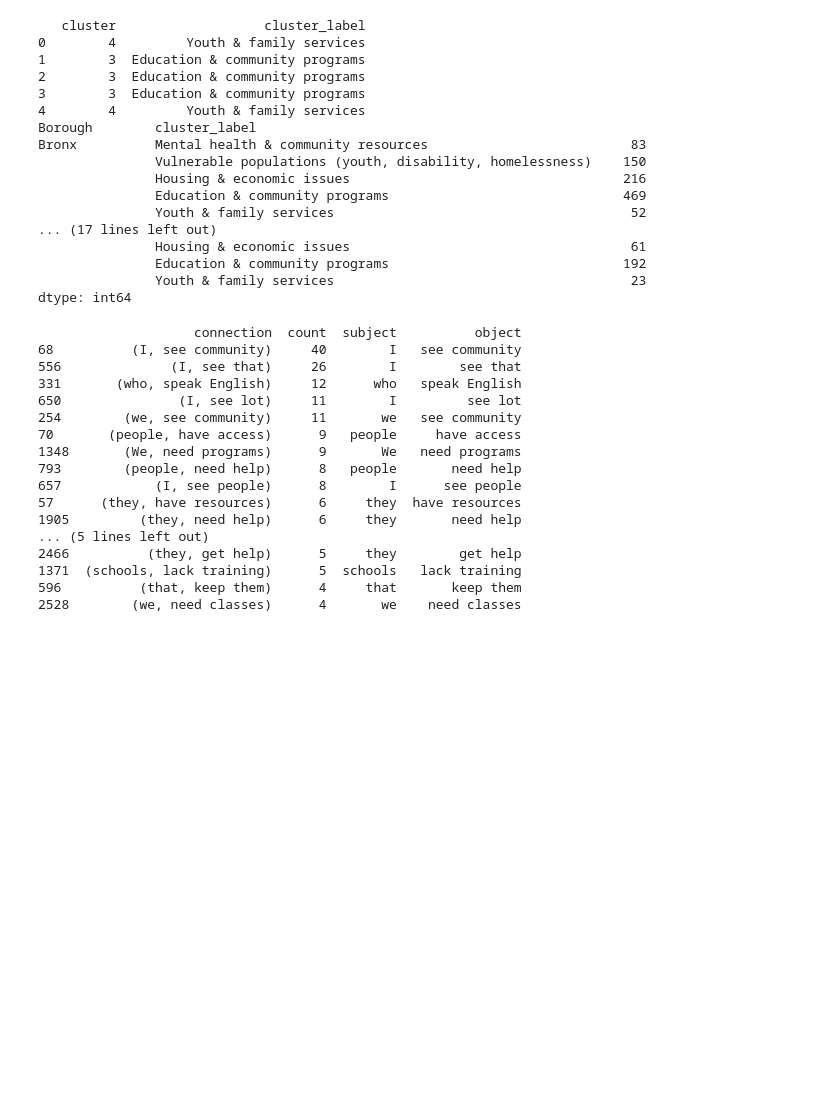
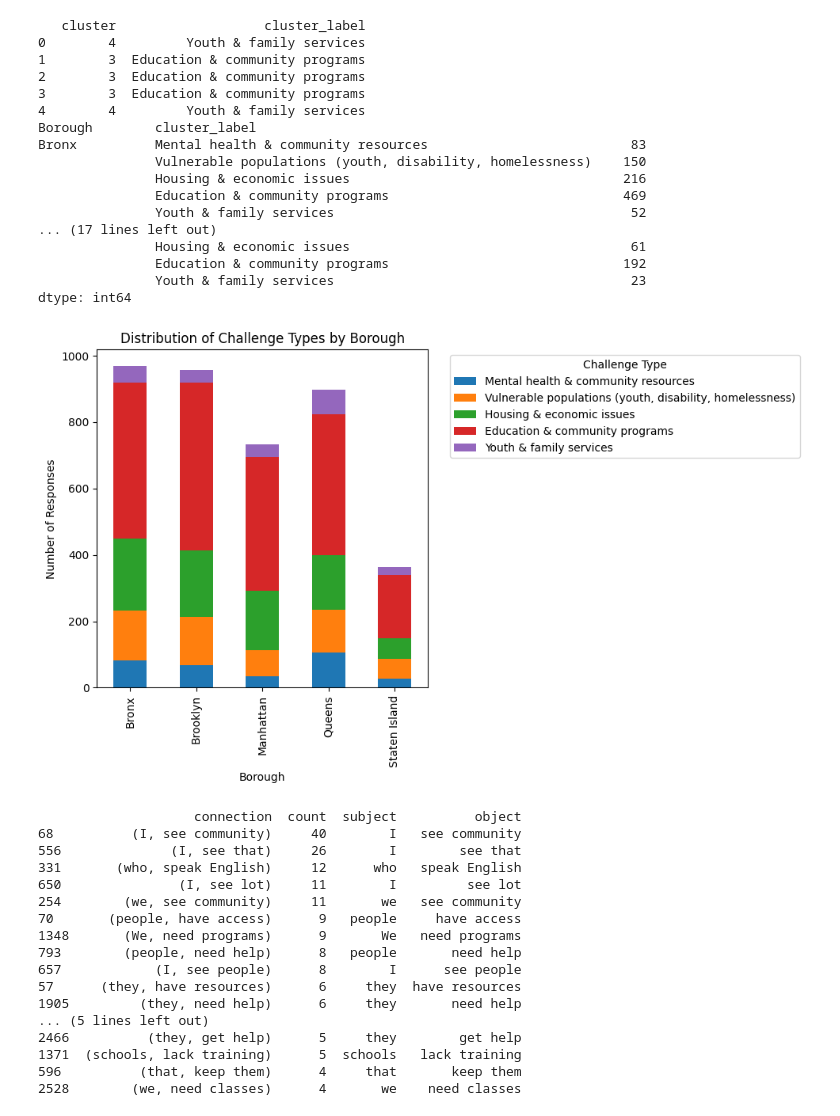
Before and after one commit to nicholas-tankiang/health-datathon, a Jupyter notebook: eda_datathon.ipynb, the cells around one changed output. Drawn from its saved outputs; the diff is of its cells as text; code cells hidden in the pictures; blank space fills up the shorter version.

Commit message:
Add borough clustering visualization

```diff
--- a/eda_datathon.ipynb
+++ b/eda_datathon.ipynb
@@ -628,6 +628,20 @@ Bronx          Mental health & community resources                          83
                Education & community programs                              192
                Youth & family services                                      23
 dtype: int64
+# %%
+# borough clustering visualization
+cluster_borough = df.groupby(["Borough", "cluster_label"]).size().unstack(fill_value=0)
+
+cluster_borough.plot(kind="bar", stacked=True, figsize=(10,6))
+
+plt.title("Distribution of Challenge Types by Borough")
+plt.xlabel("Borough")
+plt.ylabel("Number of Responses")
+plt.legend(title="Challenge Type", bbox_to_anchor=(1.05, 1))
+plt.tight_layout()
+plt.show()
+# %% [output]
+[figure, added]
 # %%
 # Network analysis (SVO challenges)
 # maps extracted entities and relationships into graph of nodes (concepts) and edges (connections)
```
